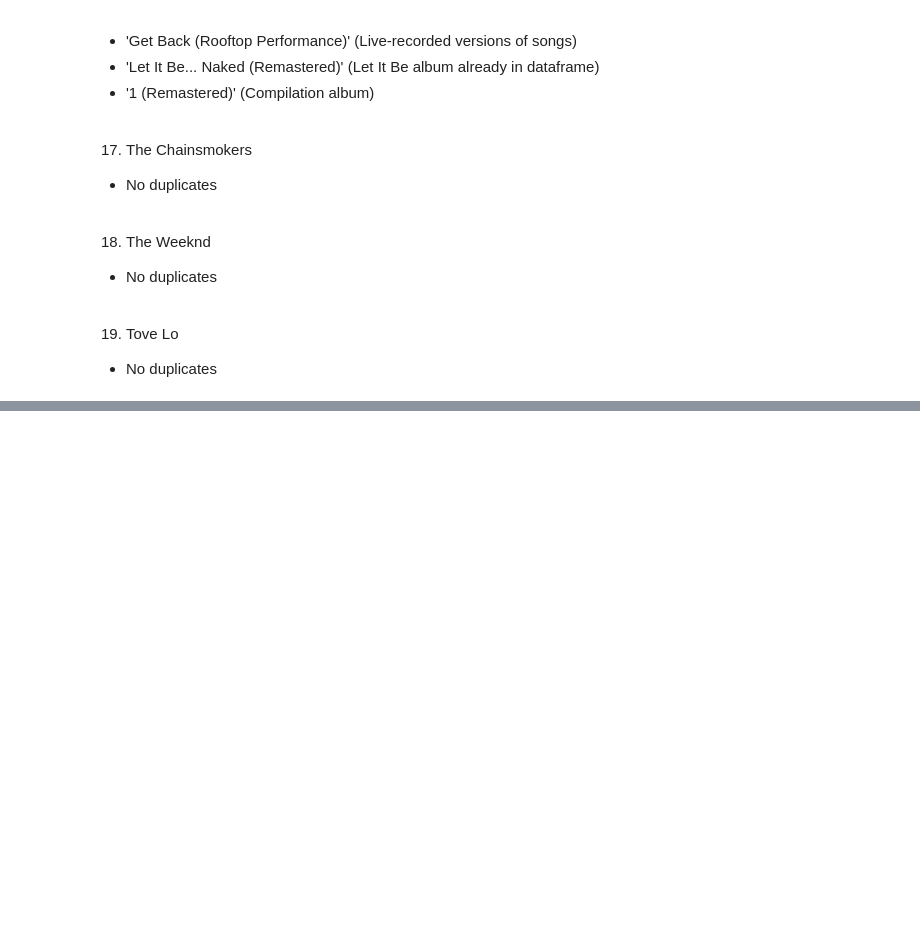
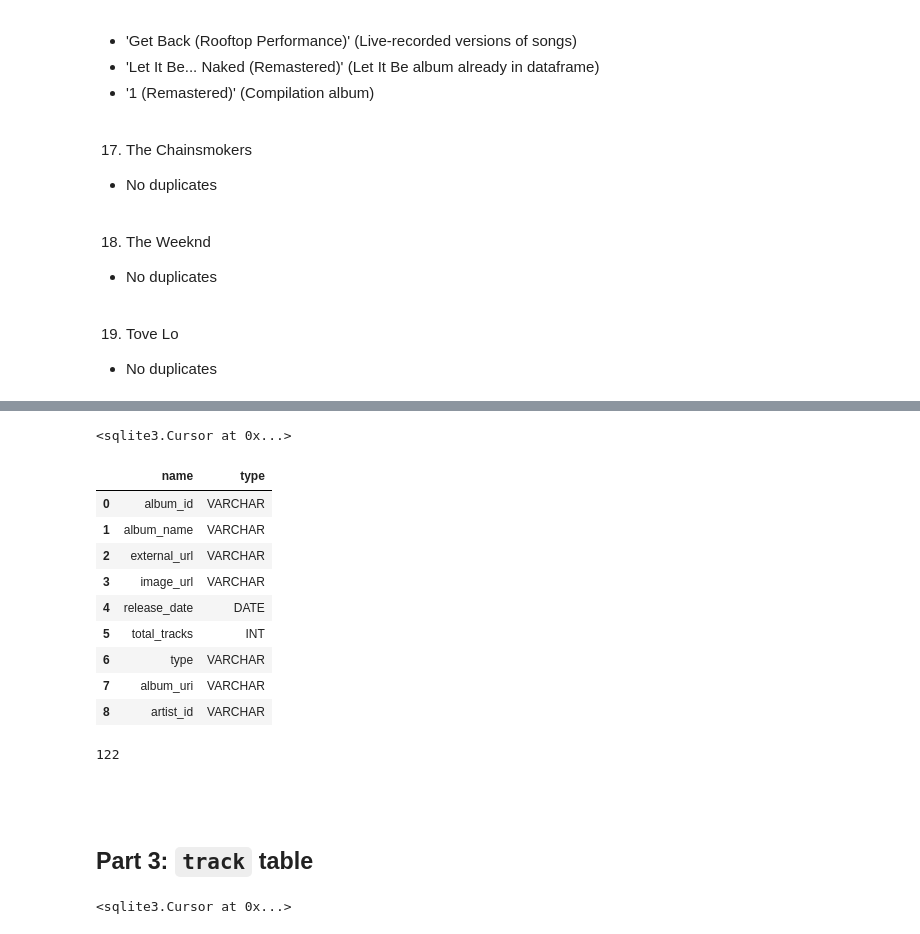
Before and after one commit to rjpost20/Onramp-Project, a Jupyter notebook: Project-Notebook.ipynb, the cells around one changed output, grey strips where cells are left out. Saved outputs shown, nothing was run; the diff lists cells and outputs as text; code cells hidden in the pictures; blank space fills up the shorter version.

```diff
--- a/Project-Notebook.ipynb
+++ b/Project-Notebook.ipynb
@@ -844,0 +901,61 @@ assert track_features_df.shape[0] == 1715 - len(track_ids_to_remove)
+# %%
+# Create album SQL table from albums_df dataframe
+c.execute("""
+CREATE TABLE IF NOT EXISTS album (
+    album_id VARCHAR,
+    album_name VARCHAR,
+    external_url VARCHAR,
+    image_url VARCHAR,
+    release_date DATE,
+    total_tracks INT,
+    type VARCHAR,
+    album_uri VARCHAR,
+    artist_id VARCHAR
+    )
+""")
+# %% [output]
+<sqlite3.Cursor at 0x...>
+# %%
+# Display album table schema
+q2 = """
+PRAGMA table_info('album')
+"""
+
+pd.read_sql(q2, conn).iloc[:, 1:3]
+# %% [output]
+|  | name | type |
+| 0 | album_id | VARCHAR |
+| 1 | album_name | VARCHAR |
+| 2 | external_url | VARCHAR |
+| 3 | image_url | VARCHAR |
+| 4 | release_date | DATE |
+| 5 | total_tracks | INT |
+| 6 | type | VARCHAR |
+| 7 | album_uri | VARCHAR |
+| 8 | artist_id | VARCHAR |
+# %%
+# Convert albums_df to SQL table and add data to album table
+albums_df.to_sql('album', if_exists='append', index=False, con=conn)
+# %% [output]
+122
+# %% [markdown]
+<br>
+# %% [markdown]
+## Part 3: `track` table
+# %%
+# Create track SQL table from tracks_df dataframe
+c.execute("""
+CREATE TABLE IF NOT EXISTS track (
+    track_id VARCHAR,
+    song_name VARCHAR,
+    external_url VARCHAR,
+    duration_ms INT,
+    explicit BOOLEAN,
+    disc_number INT,
+    type VARCHAR,
+    song_uri VARCHAR,
+    album_id VARCHAR
+    )
+""")
+# %% [output]
+<sqlite3.Cursor at 0x...>
```
Also changed, not shown: parts of 31 cells of this notebook.
